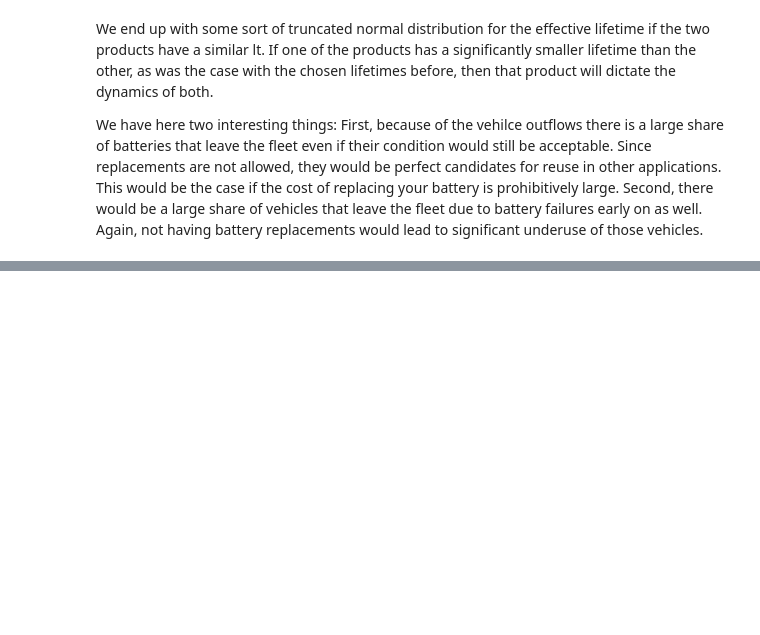
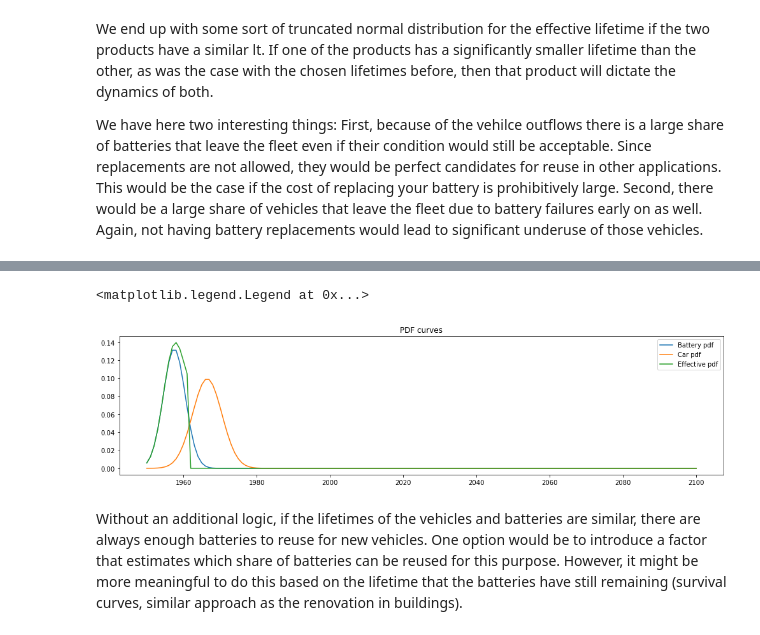
Before and after one commit to fernaag/product_component_model, a Jupyter notebook: generic_model.ipynb, the cells around one changed output, grey strips where cells are left out. Drawn from its saved outputs; the diff is of its cells as text; code cells hidden in the pictures; blank space fills up the shorter version.

```diff
--- a/generic_model.ipynb
+++ b/generic_model.ipynb
@@ -235,0 +312,12 @@ We have here two interesting things: First, because of the vehilce outflows ther
+# %%
+plt.figure(figsize=(17, 4))
+plt.plot(time, pdf_battery, label='Battery pdf')
+plt.plot(time, pdf_car, label='Car pdf')
+plt.plot(time, pdf_effective, label='Effective pdf')
+plt.title('PDF curves')
+plt.legend(loc='best')
+# %% [output]
+<matplotlib.legend.Legend at 0x...>
+[figure, added]
+# %% [markdown]
+Without an additional logic, if the lifetimes of the vehicles and batteries are similar, there are always enough batteries to reuse for new vehicles. One option would be to introduce a factor that estimates which share of batteries can be reused for this purpose. However, it might be more meaningful to do this based on the lifetime that the batteries have still remaining (survival curves, similar approach as the renovation in buildings).
```
Also changed, not shown: parts of 3 cells of this notebook.
